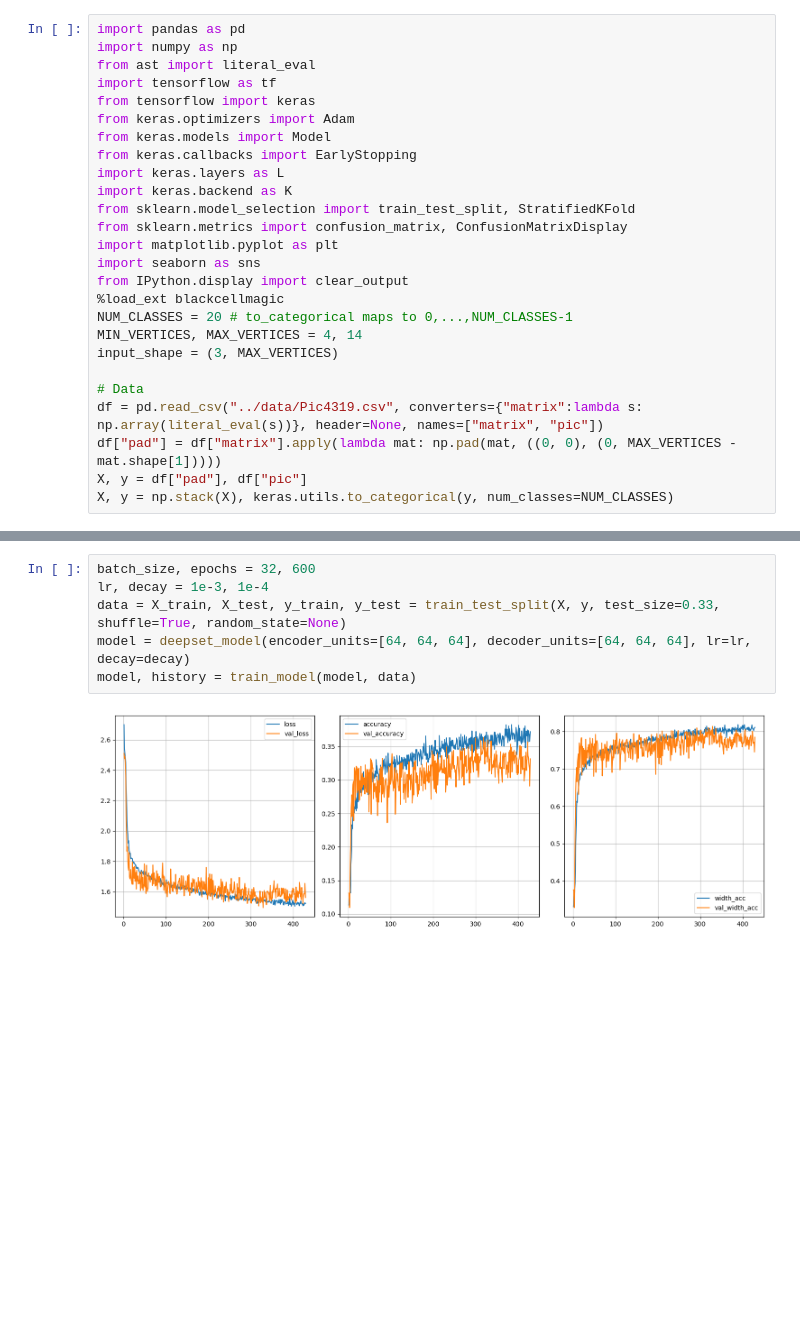
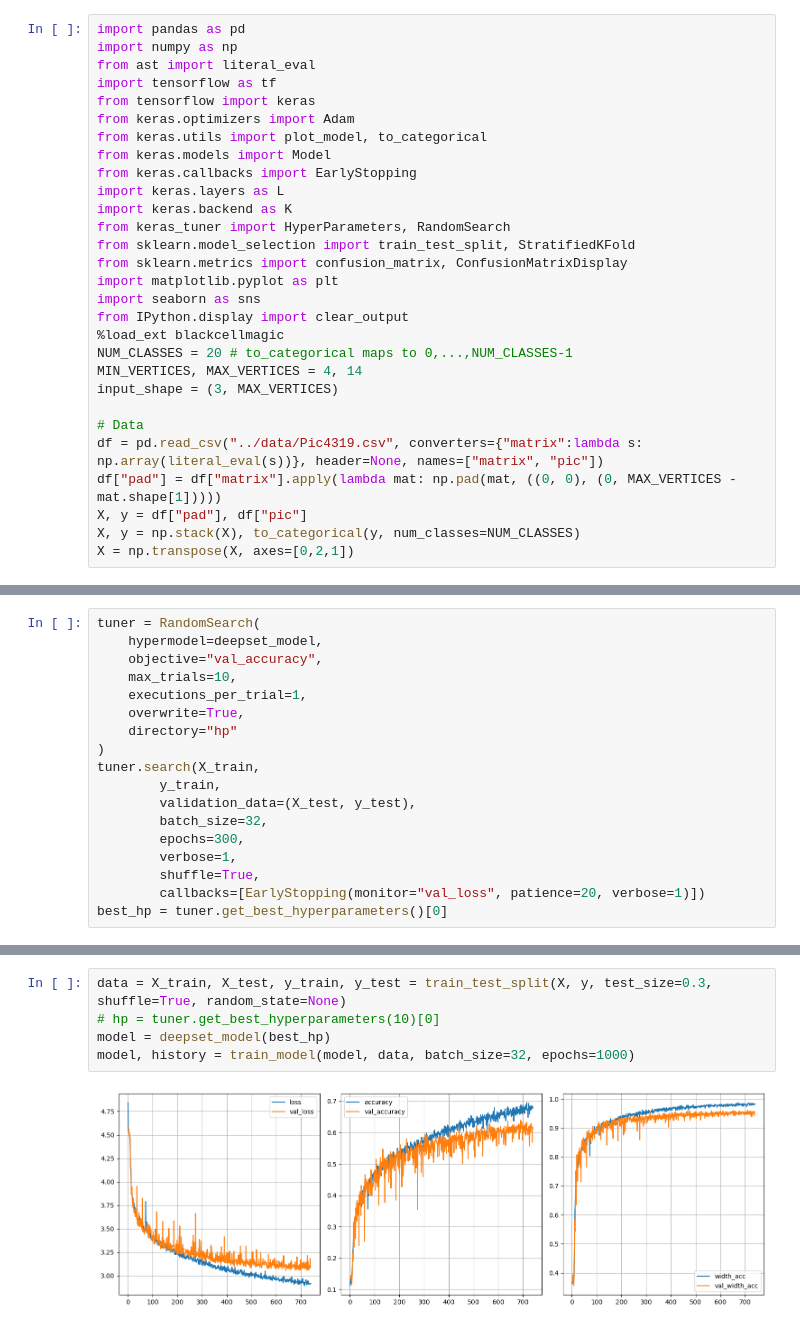
Before and after one commit to tbuelles/PicML, a Jupyter notebook: ipynb/deepsets.ipynb, the cells around one changed output, grey strips where cells are left out. Saved outputs shown, nothing was run; the diff lists cells and outputs as text; blank space fills up the shorter version.

```diff
--- a/ipynb/deepsets.ipynb
+++ b/ipynb/deepsets.ipynb
@@ -9,10 +9,12 @@ from ast import literal_eval
 import tensorflow as tf
 from tensorflow import keras
 from keras.optimizers import Adam
+from keras.utils import plot_model, to_categorical
 from keras.models import Model
 from keras.callbacks import EarlyStopping
 import keras.layers as L
 import keras.backend as K
+from keras_tuner import HyperParameters, RandomSearch
 from sklearn.model_selection import train_test_split, StratifiedKFold
 from sklearn.metrics import confusion_matrix, ConfusionMatrixDisplay
 import matplotlib.pyplot as plt
@@ -27,5 +29,6 @@ input_shape = (3, MAX_VERTICES)
 df = pd.read_csv("../data/Pic4319.csv", converters={"matrix":lambda s: np.array(literal_eval(s))}, header=None, names=["matrix", "pic"])
 df["pad"] = df["matrix"].apply(lambda mat: np.pad(mat, ((0, 0), (0, MAX_VERTICES - mat.shape[1]))))
 X, y = df["pad"], df["pic"]
-X, y = np.stack(X), keras.utils.to_categorical(y, num_classes=NUM_CLASSES)
+X, y = np.stack(X), to_categorical(y, num_classes=NUM_CLASSES)
+X = np.transpose(X, axes=[0,2,1])
 # %% [output]
@@ -137,0 +205,18 @@ def plot_confusion(X_test, y_test):
+# %%
+tuner = RandomSearch(
+    hypermodel=deepset_model,
+    objective="val_accuracy",
+    max_trials=10,
+    executions_per_trial=1,
+    overwrite=True,
+    directory="hp"
+)
+tuner.search(X_train,
+        y_train,
+        validation_data=(X_test, y_test),
+        batch_size=32,
+        epochs=300,
+        verbose=1,
+        shuffle=True,
+        callbacks=[EarlyStopping(monitor="val_loss", patience=20, verbose=1)])
+best_hp = tuner.get_best_hyperparameters()[0]
@@ -138,8 +250,7 @@ def plot_confusion(X_test, y_test):
 # %%
-batch_size, epochs = 32, 600
-lr, decay = 1e-3, 1e-4
-data = X_train, X_test, y_train, y_test = train_test_split(X, y, test_size=0.33, shuffle=True, random_state=None)
-model = deepset_model(encoder_units=[64, 64, 64], decoder_units=[64, 64, 64], lr=lr, decay=decay)
-model, history = train_model(model, data)
+data = X_train, X_test, y_train, y_test = train_test_split(X, y, test_size=0.3, shuffle=True, random_state=None)
+# hp = tuner.get_best_hyperparameters(10)[0]
+model = deepset_model(best_hp)
+model, history = train_model(model, data, batch_size=32, epochs=1000)
 # %% [output]
-[figure, old version]
+[figure, new version]
```
Also changed, not shown: parts of 7 cells of this notebook, 46 other files.
